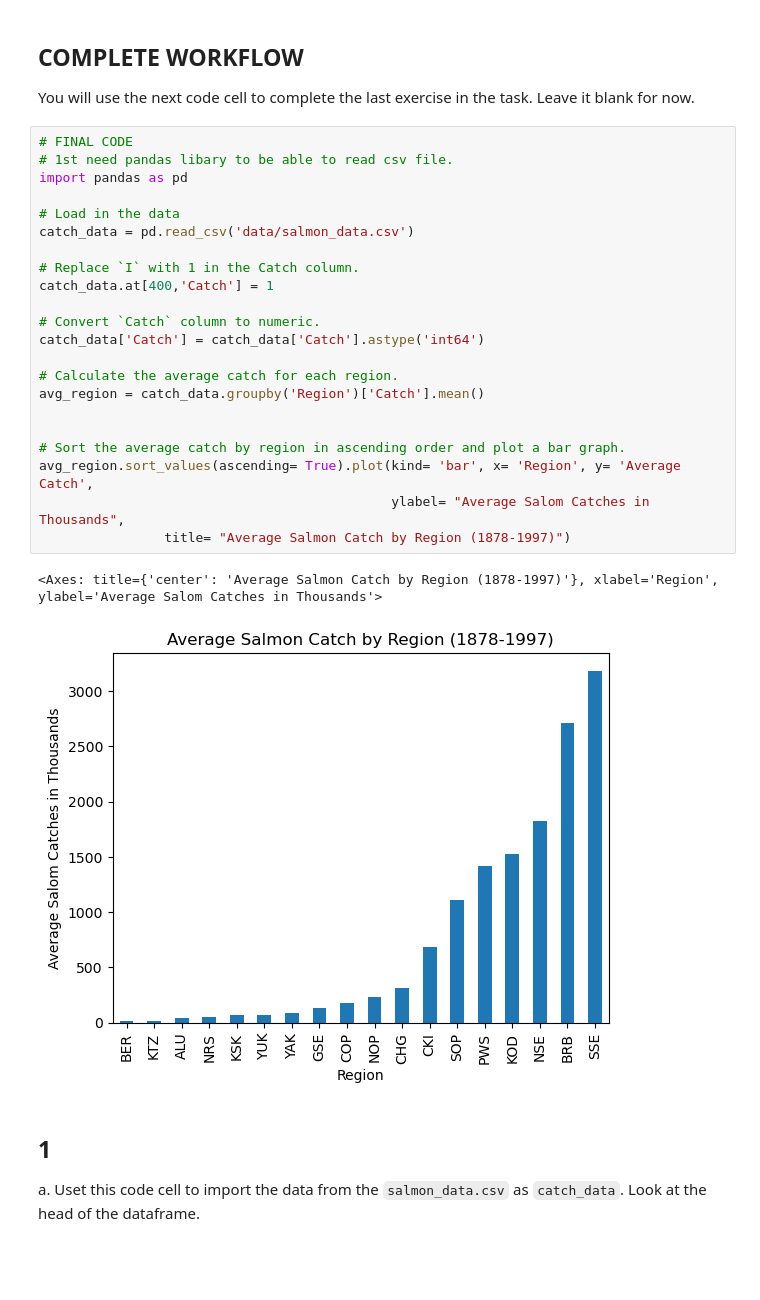
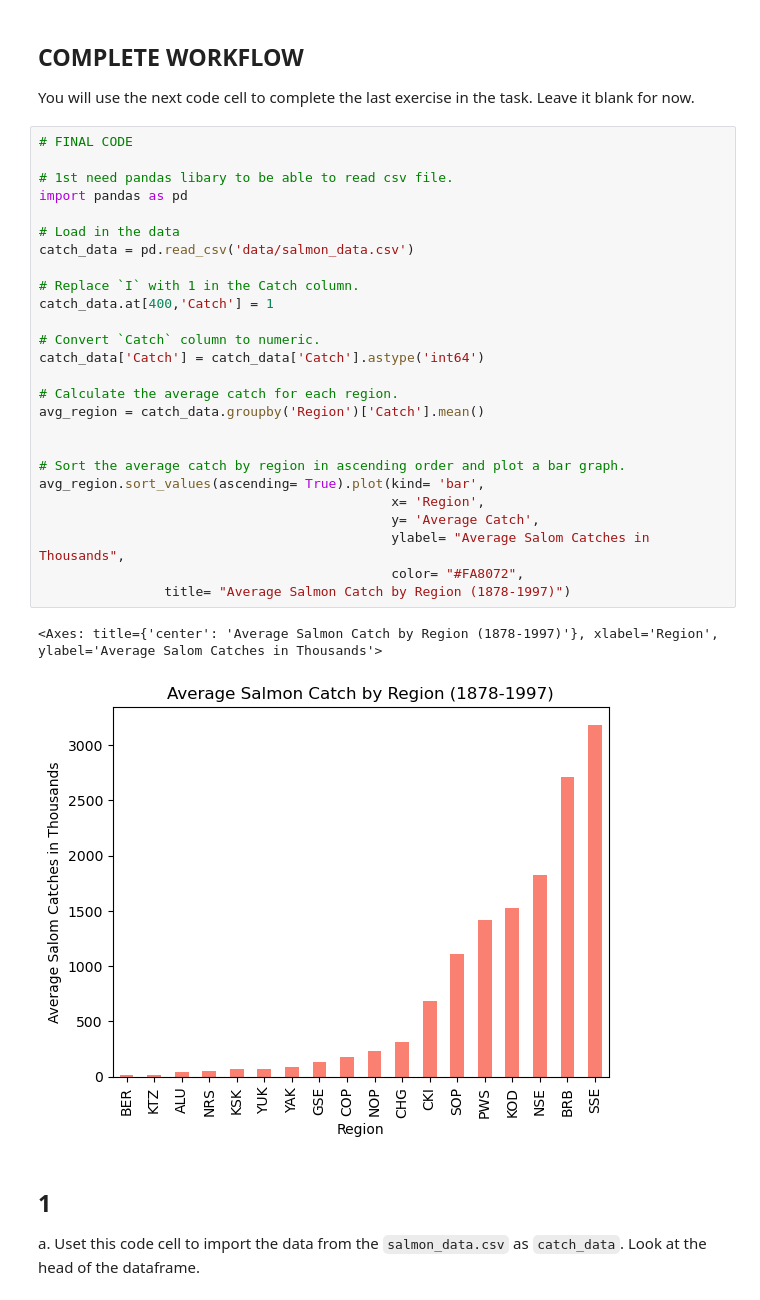
Before and after one commit to IIDonaji/eds220-hwk2, a Jupyter notebook: task2/hwk2-task2-salmon.ipynb, the cells around one changed output. Cells and saved outputs as stored; diff of their text form; blank space fills up the shorter version.

Commit message:
changed graph.

```diff
--- a/task2/hwk2-task2-salmon.ipynb
+++ b/task2/hwk2-task2-salmon.ipynb
@@ -50,29 +50,33 @@ The simplified dataset is in CSV format in the homework repository and has the f
 You will use the next code cell to complete the last exercise in the task. Leave it blank for now.
 # %%
 # FINAL CODE
+
 # 1st need pandas libary to be able to read csv file.
 import pandas as pd
 
 # Load in the data
 catch_data = pd.read_csv('data/salmon_data.csv')
 
 # Replace `I` with 1 in the Catch column.
 catch_data.at[400,'Catch'] = 1
 
 # Convert `Catch` column to numeric.
 catch_data['Catch'] = catch_data['Catch'].astype('int64')
 
 # Calculate the average catch for each region.
 avg_region = catch_data.groupby('Region')['Catch'].mean()
 
 
 # Sort the average catch by region in ascending order and plot a bar graph.
-avg_region.sort_values(ascending= True).plot(kind= 'bar', x= 'Region', y= 'Average Catch',
+avg_region.sort_values(ascending= True).plot(kind= 'bar',
+                                             x= 'Region',
+                                             y= 'Average Catch',
                                              ylabel= "Average Salom Catches in Thousands",
+                                             color= "#FA8072",
                 title= "Average Salmon Catch by Region (1878-1997)")
 # %% [output]
 <Axes: title={'center': 'Average Salmon Catch by Region (1878-1997)'}, xlabel='Region', ylabel='Average Salom Catches in Thousands'>
-[figure, old version]
+[figure, new version]
 # %% [markdown]
 ## 1
 
```
Also changed, not shown: parts of 1 cell of this notebook.
